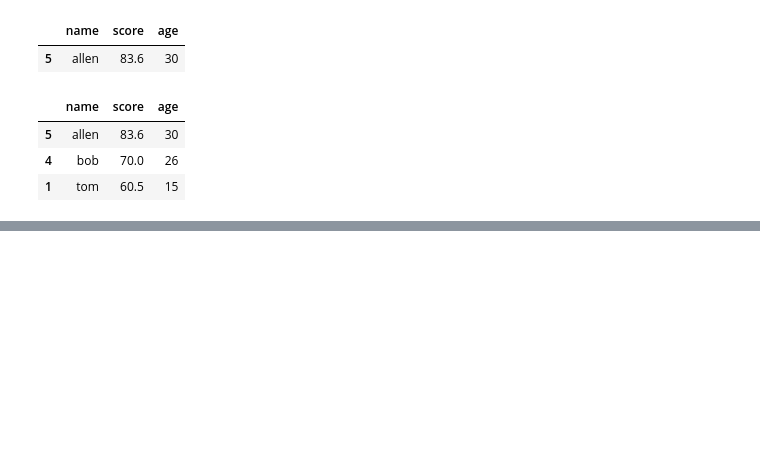
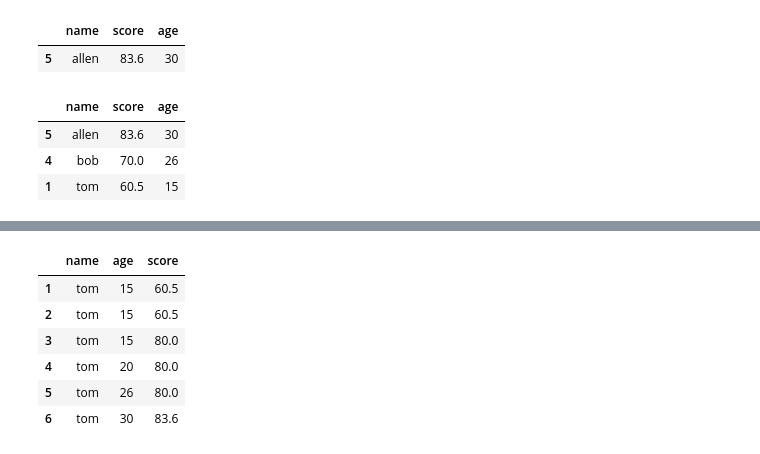
Before and after one commit to zimiao-dev/Python-Data-Analysis-Learning, a Jupyter notebook: 02_pandas/pandas_DataFrame.ipynb, the cells around one changed output, grey strips where cells are left out. Cells and saved outputs as stored; diff of their text form; code cells hidden in the pictures; blank space fills up the shorter version.

```diff
--- a/02_pandas/pandas_DataFrame.ipynb
+++ b/02_pandas/pandas_DataFrame.ipynb
@@ -204,0 +400,10 @@ df.sample(3)
+# %%
+df.cummax()
+# %% [output]
+|  | name | age | score |
+| 1 | tom | 15 | 60.5 |
+| 2 | tom | 15 | 60.5 |
+| 3 | tom | 15 | 80.0 |
+| 4 | tom | 20 | 80.0 |
+| 5 | tom | 26 | 80.0 |
+| 6 | tom | 30 | 83.6 |
```
Also changed, not shown: parts of 26 cells of this notebook.
